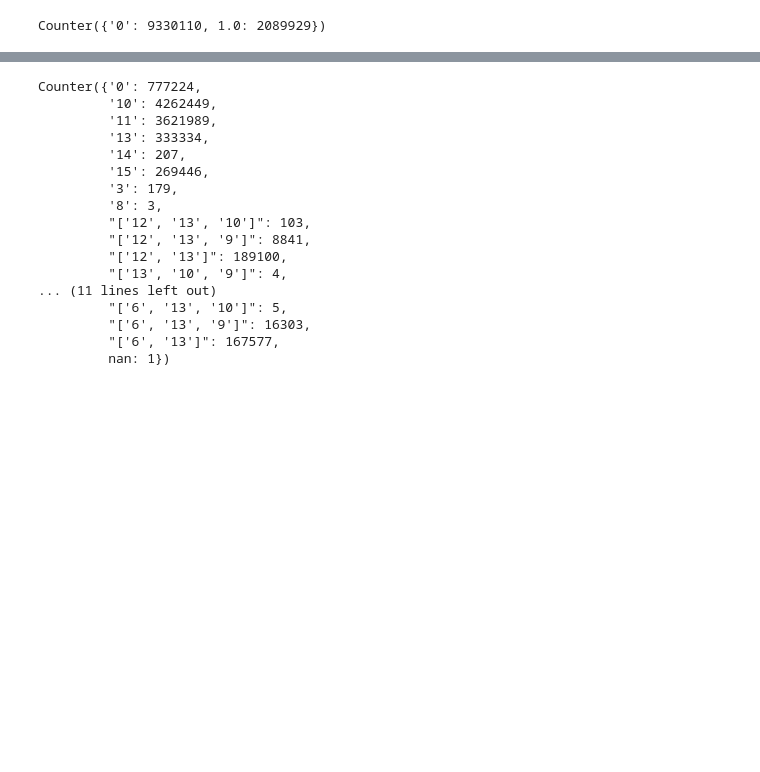
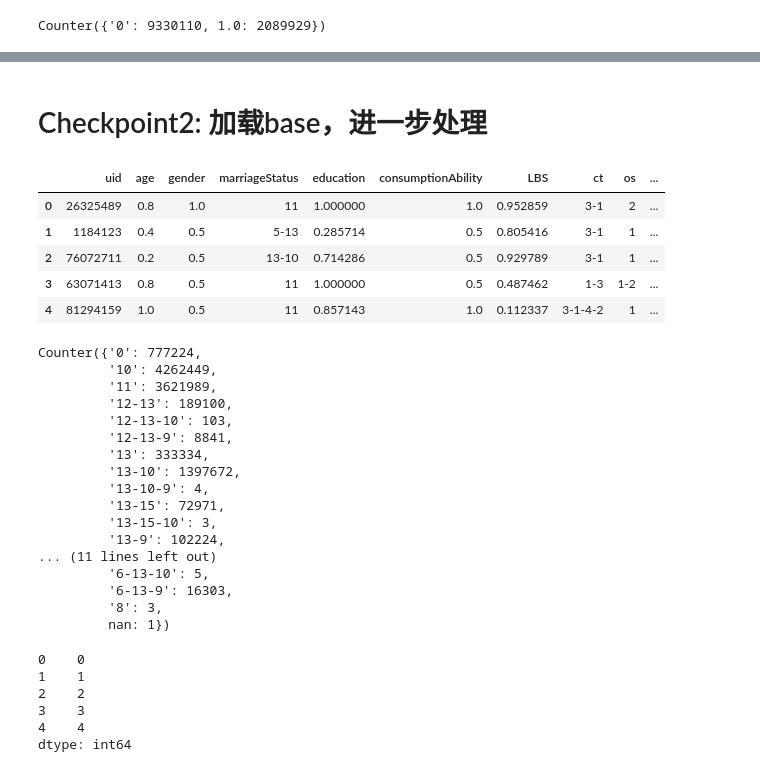
Before and after one commit to ModaoT/firstkill, a Jupyter notebook: user_data_process.ipynb, the cells around one changed output, grey strips where cells are left out. Drawn from its saved outputs; the diff is of its cells as text; code cells hidden in the pictures; blank space fills up the shorter version.

```diff
--- a/user_data_process.ipynb
+++ b/user_data_process.ipynb
@@ -263,20 +249,32 @@ TypeError: 'str' object is not callable
+# %% [markdown]
+# Checkpoint2: 加载base，进一步处理
+# %%
+user_feature_base = pd.read_csv('data/user_feature_base.csv')
+user_feature_base.head()
+# %% [output]
+|  | uid | age | gender | marriageStatus | education | consumptionAbility | LBS | ct | os | ... |
+| 0 | 26325489 | 0.8 | 1.0 | 11 | 1.000000 | 1.0 | 0.952859 | 3-1 | 2 | ... |
+| 1 | 1184123 | 0.4 | 0.5 | 5-13 | 0.285714 | 0.5 | 0.805416 | 3-1 | 1 | ... |
+| 2 | 76072711 | 0.2 | 0.5 | 13-10 | 0.714286 | 0.5 | 0.929789 | 3-1 | 1 | ... |
+| 3 | 63071413 | 0.8 | 0.5 | 11 | 1.000000 | 0.5 | 0.487462 | 1-3 | 1-2 | ... |
+| 4 | 81294159 | 1.0 | 0.5 | 11 | 0.857143 | 1.0 | 0.112337 | 3-1-4-2 | 1 | ... |
 # %%
-Counter(user_feature_all['marriageStatus'])
+Counter(user_feature_base['marriageStatus'])
 # %% [output]
 Counter({'0': 777224,
          '10': 4262449,
          '11': 3621989,
+         '12-13': 189100,
+         '12-13-10': 103,
+         '12-13-9': 8841,
          '13': 333334,
-         '14': 207,
-         '15': 269446,
-         '3': 179,
+         '13-10': 1397672,
+         '13-10-9': 4,
+         '13-15': 72971,
+         '13-15-10': 3,
+         '13-9': 102224,
+... (11 lines left out)
+         '6-13-10': 5,
+         '6-13-9': 16303,
          '8': 3,
-         "['12', '13', '10']": 103,
-         "['12', '13', '9']": 8841,
-         "['12', '13']": 189100,
-         "['13', '10', '9']": 4,
-... (11 lines left out)
-         "['6', '13', '10']": 5,
-         "['6', '13', '9']": 16303,
-         "['6', '13']": 167577,
          nan: 1})
@@ -282,0 +283,17 @@ Counter({'0': 777224,
+# %%
+status = set()
+for e in user_feature_base['ct'].dropna():
+    if e.isdigit():
+        status.add(int(e))
+    else:
+        for ee in e.split('-'):
+            status.add(int(ee))
+s = pd.Series(sorted(status))
+s
+# %% [output]
+0    0
+1    1
+2    2
+3    3
+4    4
+dtype: int64
```
Also changed, not shown: parts of 55 cells of this notebook, 2 other files.
